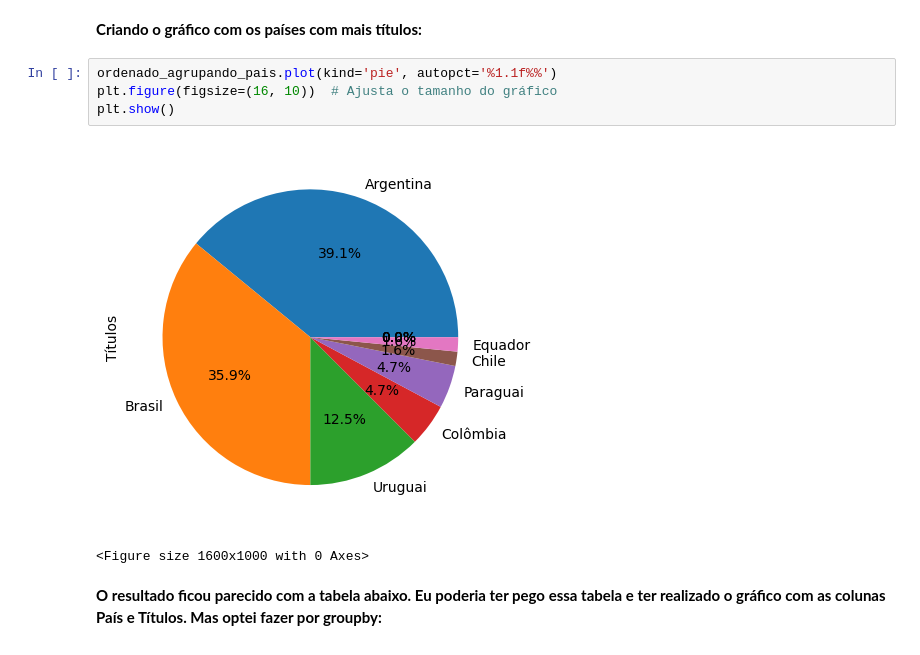
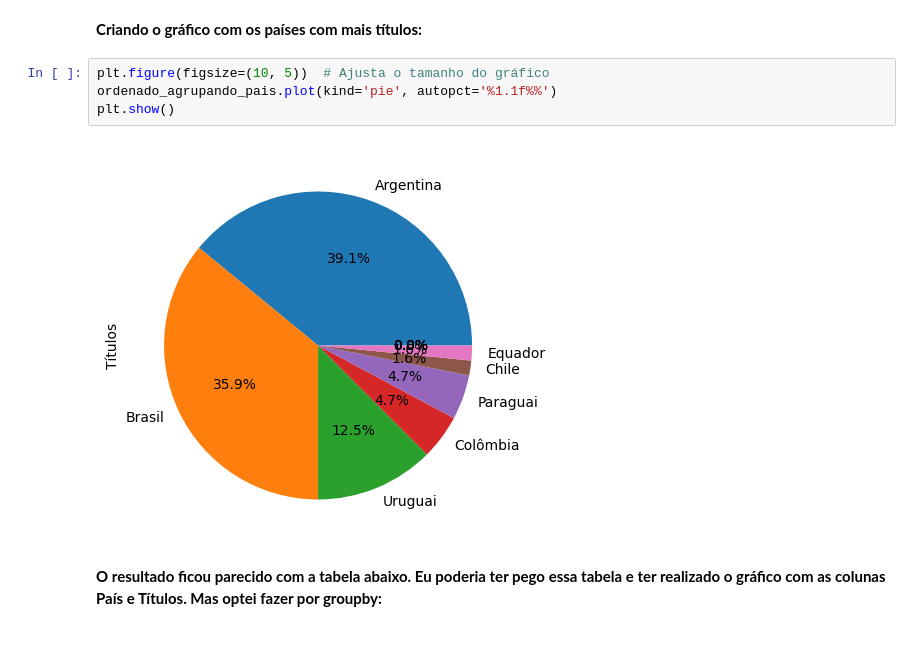
Before and after one commit to hugodevelopment/Web-Scraping, a Jupyter notebook: Liberta_wiki.ipynb, the cells around one changed output. Cells and saved outputs as stored; diff of their text form.

Commit message:
Todos os gráficos atulizados
ok

```diff
--- a/Liberta_wiki.ipynb
+++ b/Liberta_wiki.ipynb
@@ -194,13 +195,12 @@ agrupando_pais = tabela_wiki.groupby('País')['Títulos'].sum()
 ordenado_agrupando_pais = agrupando_pais.sort_values(ascending=False)
 # %% [markdown]
 **Criando o gráfico com os países com mais títulos:**
-# %%
-ordenado_agrupando_pais.plot(kind='pie', autopct='%1.1f%%')
-plt.figure(figsize=(16, 10))  # Ajusta o tamanho do gráfico
-plt.show()
-# %% [output]
-[figure, removed]
-<Figure size 1600x1000 with 0 Axes>
+# %%
+plt.figure(figsize=(10, 5))  # Ajusta o tamanho do gráfico
+ordenado_agrupando_pais.plot(kind='pie', autopct='%1.1f%%')
+plt.show()
+# %% [output]
+[figure, added]
 # %% [markdown]
 **O resultado ficou parecido com a tabela abaixo. Eu poderia ter pego essa tabela e ter realizado o gráfico com as colunas País e Títulos. Mas optei fazer por groupby:**
 
```
Also changed, not shown: parts of 3 cells of this notebook.
